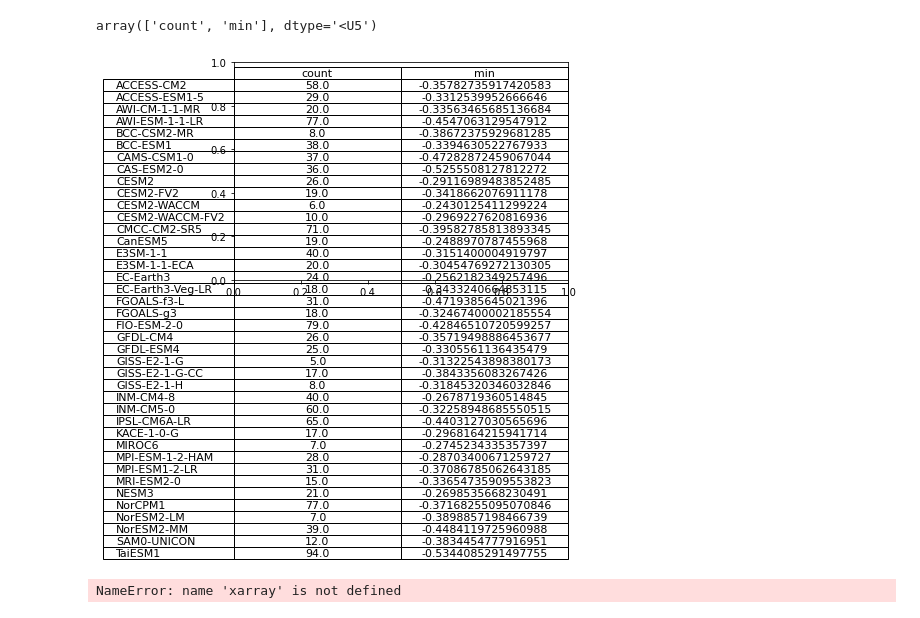
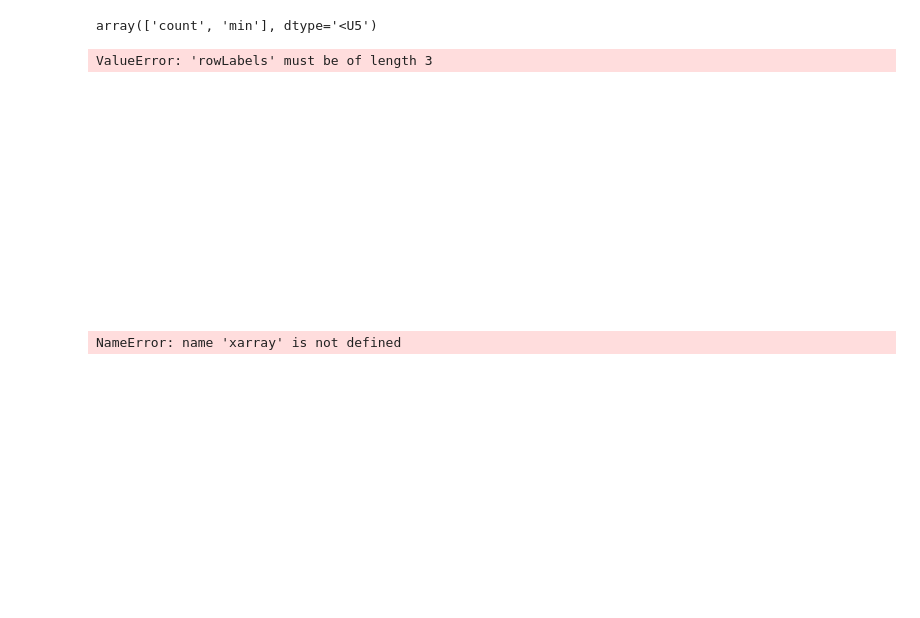
Before and after one commit to kbongi/masters_research, a Jupyter notebook: Statistical_significance_2020.11.02.ipynb, the cells around one changed output. Cells and saved outputs as stored; diff of their text form; code cells hidden in the pictures; blank space fills up the shorter version.

```diff
--- a/Statistical_significance_2020.11.02.ipynb
+++ b/Statistical_significance_2020.11.02.ipynb
@@ -325,4 +318,0 @@ ds.append(min_time2_Glob_tas)
-# %%
-# store all stats in an array
-composite = xr.concat(ds, dim='stats', coords = 'minimal')
-composite.coords['stats'] = names
@@ -381,11 +386,13 @@ array(['count', 'min'], dtype='<U5')
 # %%
 fig, ax = plt.subplots()
 # make table
+ax.axis('off')
 tab = ax.table(cellText = ds, colLabels=cols, rowLabels=rows, loc='upper center',cellLoc='center')
 
 tab.set_fontsize(14)
 # %% [output]
+ValueError: 'rowLabels' must be of length 3
-[figure, old version]
+[figure, new version]
 # %%
 # event_stats = xarray.Dataset({
 #     'count': da.where(da < 0).count('time'),
```
Also changed, not shown: parts of 10 cells of this notebook.
